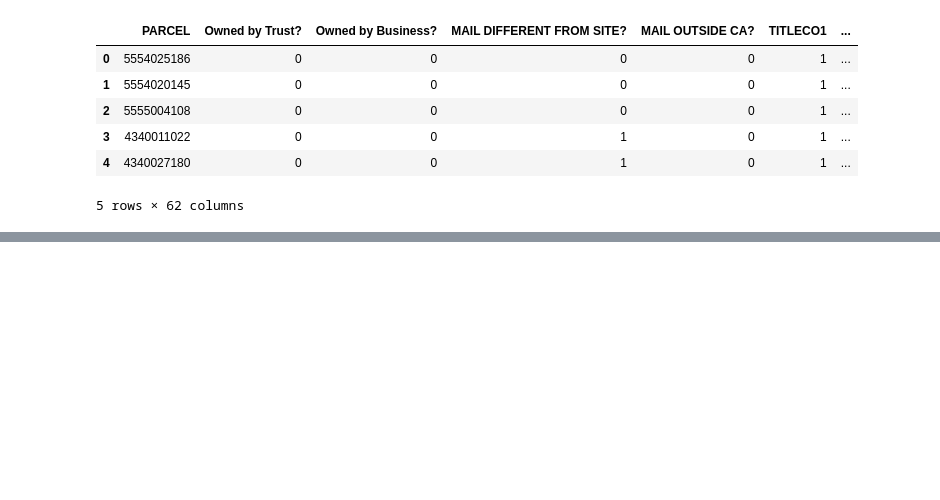
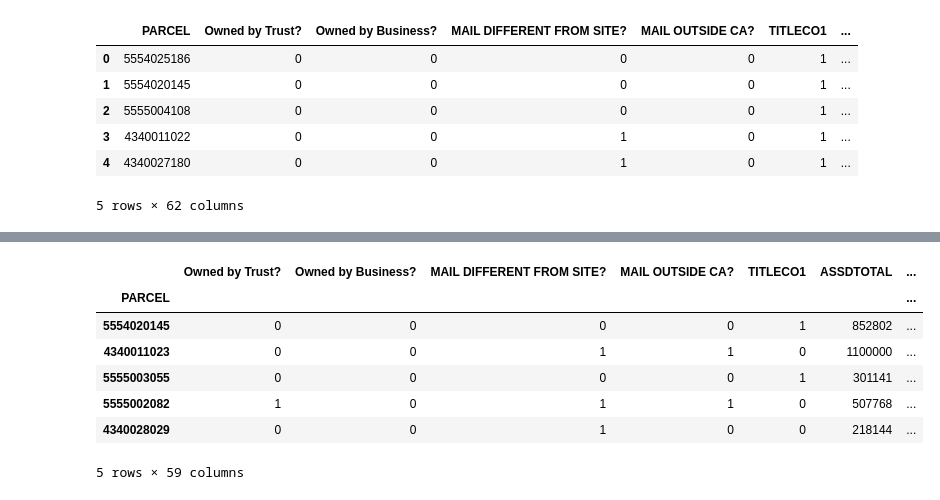
Before and after one commit to mhorstman/Final_Project_Team_1, a Jupyter notebook: Neighborhood_Supervised_Learning/West_Hollywood_Supervised_Learning.ipynb, the cells around one changed output, grey strips where cells are left out. Saved outputs shown, nothing was run; the diff lists cells and outputs as text; code cells hidden in the pictures; blank space fills up the shorter version.

```diff
--- a/Neighborhood_Supervised_Learning/West_Hollywood_Supervised_Learning.ipynb
+++ b/Neighborhood_Supervised_Learning/West_Hollywood_Supervised_Learning.ipynb
@@ -428,0 +834,14 @@ West_Hollywood_Results_Condos_df.to_csv('West_Hollywood_Results_Condos.csv')
+# %%
+# drop any nulls
+
+West_Hollywood_df = West_Hollywood_df.dropna()
+# %%
+# Change the datatype of these two columns into ints
+
+West_Hollywood_df['TAXAMT'] = West_Hollywood_df['TAXAMT'].astype(int)
+West_Hollywood_df['EFFYRBLT'] = West_Hollywood_df['EFFYRBLT'].astype(int)
+# %%
+# Make sure our dataframe is only SFR's so exclude every property that has an '#' in its site address
+
+West_Hollywood_df = West_Hollywood_df[West_Hollywood_df['SITEADDRESS'].str.contains('#')]
+West_Hollywood_df.head(3)
@@ -428,0 +855,17 @@ West_Hollywood_Results_Condos_df.to_csv('West_Hollywood_Results_Condos.csv')
+# %%
+# Now drop the SiteAddress column
+West_Hollywood_df.drop(['SITEADDRESS'], axis=1, inplace=True)
+# %%
+# Lets split our dataframe into sellers and non-sellers
+
+West_Hollywood_Sellers_df = West_Hollywood_df[West_Hollywood_df['Did it sell?'] == 1]
+West_Hollywood_Sellers_df.head()
+# %% [output]
+|  | Owned by Trust? | Owned by Business? | MAIL DIFFERENT FROM SITE? | MAIL OUTSIDE CA? | TITLECO1 | ASSDTOTAL | ... |
+| PARCEL |  |  |  |  |  |  | ... |
+| 5554020145 | 0 | 0 | 0 | 0 | 1 | 852802 | ... |
+| 4340011023 | 0 | 0 | 1 | 1 | 0 | 1100000 | ... |
+| 5555003055 | 0 | 0 | 0 | 0 | 1 | 301141 | ... |
+| 5555002082 | 1 | 0 | 1 | 1 | 0 | 507768 | ... |
+| 4340028029 | 0 | 0 | 1 | 0 | 0 | 218144 | ... |
+5 rows × 59 columns
```
Also changed, not shown: parts of 95 cells of this notebook, 4 other files.
